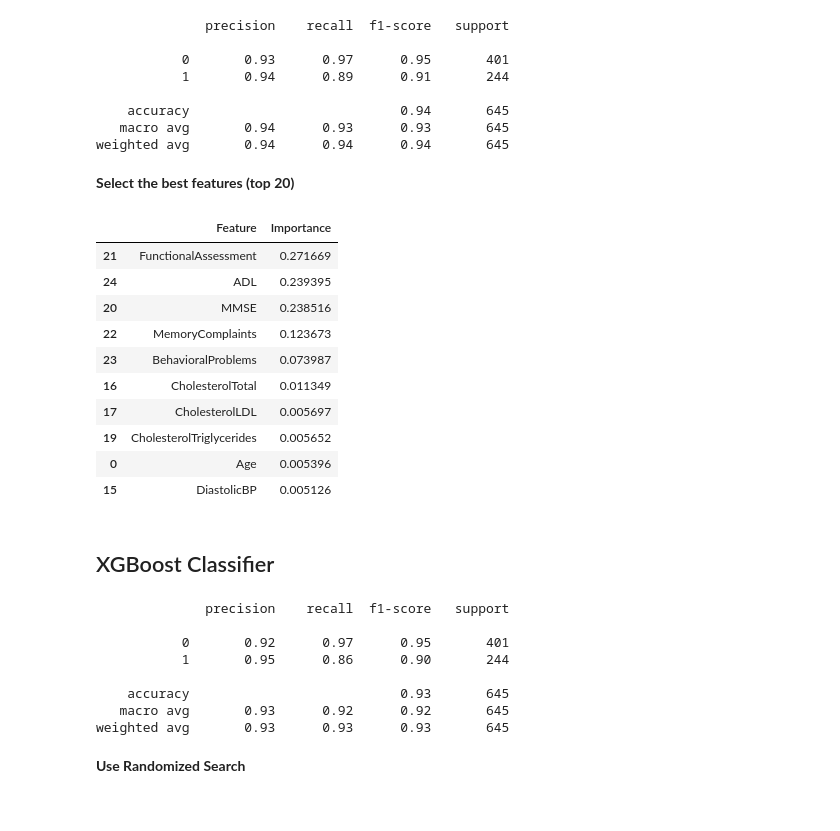
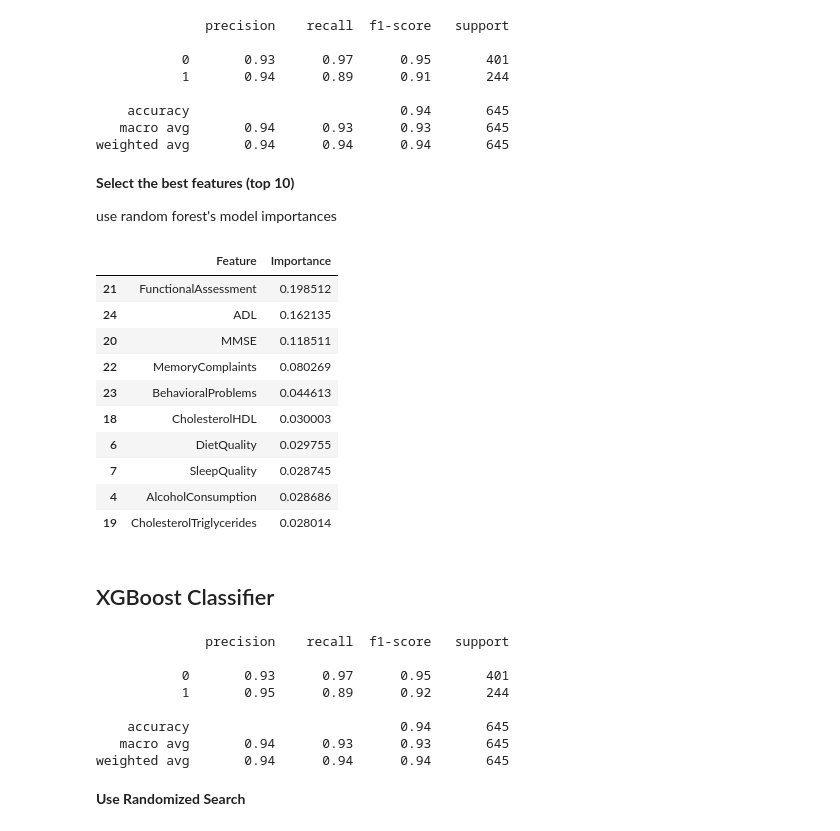
Before and after one commit to simhayn/Alzheimer-Detection, a Jupyter notebook: binary-classification-94-acc-alzheimers.ipynb, the cells around one changed output. Cells and saved outputs as stored; diff of their text form; code cells hidden in the pictures.

```diff
--- a/binary-classification-94-acc-alzheimers.ipynb
+++ b/binary-classification-94-acc-alzheimers.ipynb
@@ -444,27 +446,30 @@ print(classification_report(y_test,pred_gbc))
    macro avg       0.94      0.93      0.93       645
 weighted avg       0.94      0.94      0.94       645
 # %% [markdown]
-**Select the best features (top 20)**
+**Select the best features (top 10)**
+
+
+use random forest's model importances
 # %%
 importance_df = pd.DataFrame({
     'Feature': X_train.columns,
-    'Importance': gbc.feature_importances_
+    'Importance': rfc.feature_importances_
 })
 
 top_features = importance_df.sort_values(by='Importance', ascending=False).head(10)
 top_features
 # %% [output]
 |  | Feature | Importance |
-| 21 | FunctionalAssessment | 0.271669 |
-| 24 | ADL | 0.239395 |
-| 20 | MMSE | 0.238516 |
-| 22 | MemoryComplaints | 0.123673 |
-| 23 | BehavioralProblems | 0.073987 |
-| 16 | CholesterolTotal | 0.011349 |
-| 17 | CholesterolLDL | 0.005697 |
-| 19 | CholesterolTriglycerides | 0.005652 |
-| 0 | Age | 0.005396 |
-| 15 | DiastolicBP | 0.005126 |
+| 21 | FunctionalAssessment | 0.198512 |
+| 24 | ADL | 0.162135 |
+| 20 | MMSE | 0.118511 |
+| 22 | MemoryComplaints | 0.080269 |
+| 23 | BehavioralProblems | 0.044613 |
+| 18 | CholesterolHDL | 0.030003 |
+| 6 | DietQuality | 0.029755 |
+| 7 | SleepQuality | 0.028745 |
+| 4 | AlcoholConsumption | 0.028686 |
+| 19 | CholesterolTriglycerides | 0.028014 |
 # %%
 X_train_best=X_train[top_features['Feature']]
 X_test_best=X_test[top_features['Feature']]
@@ -480,12 +485,12 @@ print(classification_report(y_test,pred_xgb))
 # %% [output]
               precision    recall  f1-score   support
 
-           0       0.92      0.97      0.95       401
-           1       0.95      0.86      0.90       244
+           0       0.93      0.97      0.95       401
+           1       0.95      0.89      0.92       244
 
-    accuracy                           0.93       645
-   macro avg       0.93      0.92      0.92       645
-weighted avg       0.93      0.93      0.93       645
+    accuracy                           0.94       645
+   macro avg       0.94      0.93      0.93       645
+weighted avg       0.94      0.94      0.94       645
 # %% [markdown]
 **Use Randomized Search**
 # %%
```
Also changed, not shown: parts of 11 cells of this notebook.
